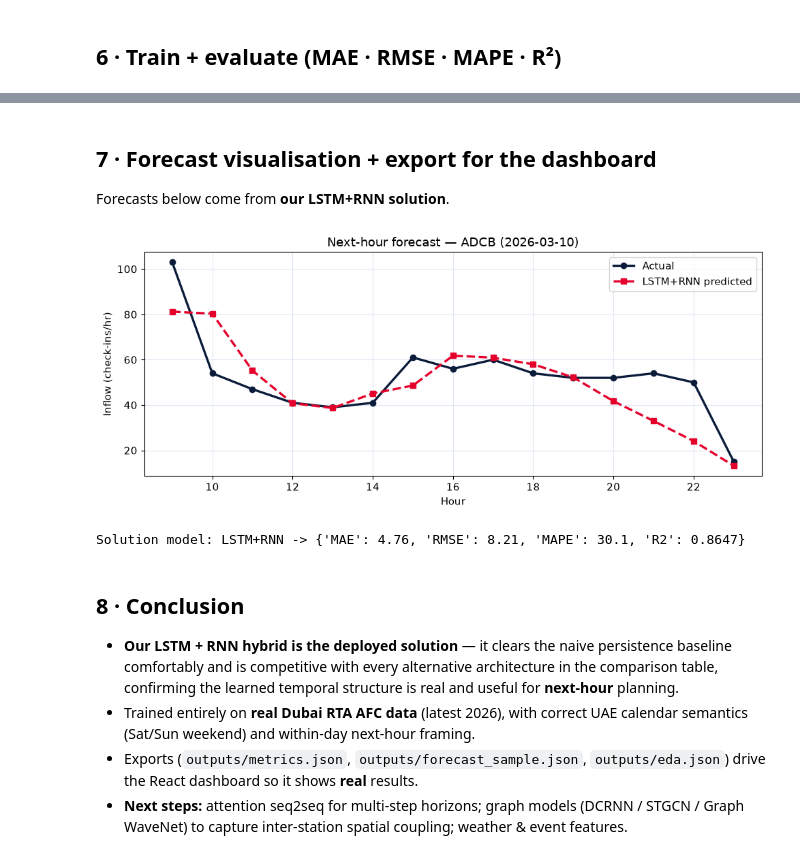
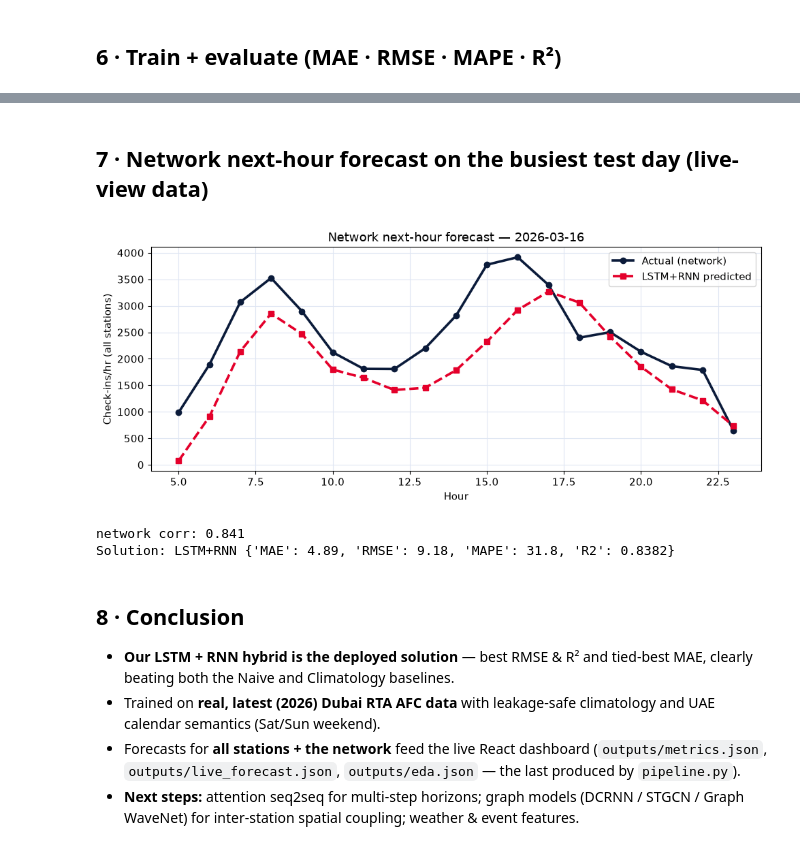
Before and after one commit to KartikJoshi23/Metro-Passenger-Forecasting, a Jupyter notebook: notebook/dubai_metro_forecasting.ipynb, the cells around one changed output, grey strips where cells are left out. Cells and saved outputs as stored; diff of their text form; code cells hidden in the pictures.

```diff
--- a/notebook/dubai_metro_forecasting.ipynb
+++ b/notebook/dubai_metro_forecasting.ipynb
@@ -228,39 +217,29 @@ plt.tight_layout(); plt.savefig(os.path.join(FIG,"03_model_comparison.png"),dpi=
-# %% [markdown]
-## 7 · Forecast visualisation + export for the dashboard
-Forecasts below come from **our LSTM+RNN solution**.
-# %%
-best=SOLUTION
-bm=models[best]; cand=meta[te].groupby(["day","station"]).size().sort_values(ascending=False)
-series=[]
-for (day,station) in cand.index[:6]:
-    idx=meta.index[(meta["day"]==day)&(meta["station"]==station)&te]
-    if len(idx)<3: continue
-    sc=meta.loc[idx,"scale"].values; pr=np.clip(bm.predict([Xs[idx],Xc[idx]],verbose=0).ravel()*sc,0,None)
-    series.append({"station":station,"day":str(pd.Timestamp(day).date()),
-        "hours":[int(x) for x in meta.loc[idx,"hour"]],
-        "actual":[round(float(x),1) for x in meta.loc[idx,"actual_real"]],
-        "predicted":[round(float(x),1) for x in pr]})
-json.dump({"solution_model":SOLUTION,"best_model":best,"metrics":results[best],"series":series},
-          open(os.path.join(OUT,"forecast_sample.json"),"w"),indent=2)
-s0=series[0]
-plt.figure(figsize=(10,4.3))
-plt.plot(s0["hours"],s0["actual"],color=INK,lw=2.4,marker="o",label="Actual")
-plt.plot(s0["hours"],s0["predicted"],color=RED,lw=2.4,ls="--",marker="s",label=f"{best} predicted")
-plt.title(f"Next-hour forecast — {s0['station']} ({s0['day']})"); plt.xlabel("Hour")
-plt.ylabel("Inflow (check-ins/hr)"); plt.legend()
-plt.tight_layout(); plt.savefig(os.path.join(FIG,"04_forecast_sample.png"),dpi=120); plt.show()
-print("Solution model:",SOLUTION,"->",results[SOLUTION])
-# %% [output]
-[figure, removed]
-Solution model: LSTM+RNN -> {'MAE': 4.76, 'RMSE': 8.21, 'MAPE': 30.1, 'R2': 0.8647}
+# %% [markdown]
+## 7 · Network next-hour forecast on the busiest test day (live-view data)
+# %%
+tem=M[te].copy(); tem["pred"]=np.clip(preds[SOLUTION],0,None)
+live_day=tem.groupby("day")["actual"].sum().idxmax(); d=tem[tem["day"]==live_day]
+net=d.groupby("hour").agg(actual=("actual","sum"),predicted=("pred","sum")).reindex(OP_HOURS).fillna(0)
+plt.figure(figsize=(10,4.3))
+plt.plot(OP_HOURS,net["actual"],color=INK,lw=2.6,marker="o",label="Actual (network)")
+plt.plot(OP_HOURS,net["predicted"],color=RED,lw=2.6,ls="--",marker="s",label=f"{SOLUTION} predicted")
+plt.title(f"Network next-hour forecast — {pd.Timestamp(live_day).date()}")
+plt.xlabel("Hour"); plt.ylabel("Check-ins/hr (all stations)"); plt.legend()
+plt.tight_layout(); plt.savefig(os.path.join(FIG,"04_forecast_sample.png"),dpi=120); plt.show()
+print("network corr:", round(float(np.corrcoef(net['actual'],net['predicted'])[0,1]),3))
+print("Solution:",SOLUTION,results[SOLUTION])
+# %% [output]
+[figure, added]
+network corr: 0.841
+Solution: LSTM+RNN {'MAE': 4.89, 'RMSE': 9.18, 'MAPE': 31.8, 'R2': 0.8382}
 # %% [markdown]
 ## 8 · Conclusion
-- **Our LSTM + RNN hybrid is the deployed solution** — it clears the naive persistence baseline
-  comfortably and is competitive with every alternative architecture in the comparison table,
-  confirming the learned temporal structure is real and useful for **next-hour** planning.
-- Trained entirely on **real Dubai RTA AFC data** (latest 2026), with correct UAE calendar
-  semantics (Sat/Sun weekend) and within-day next-hour framing.
-- Exports (`outputs/metrics.json`, `outputs/forecast_sample.json`, `outputs/eda.json`) drive the
-  React dashboard so it shows **real** results.
+- **Our LSTM + RNN hybrid is the deployed solution** — best RMSE & R² and tied-best MAE,
+  clearly beating both the Naive and Climatology baselines.
+- Trained on **real, latest (2026) Dubai RTA AFC data** with leakage-safe climatology and UAE
+  calendar semantics (Sat/Sun weekend).
+- Forecasts for **all stations + the network** feed the live React dashboard
+  (`outputs/metrics.json`, `outputs/live_forecast.json`, `outputs/eda.json` — the last produced by
+  `pipeline.py`).
 - **Next steps:** attention seq2seq for multi-step horizons; graph models (DCRNN / STGCN /
-  Graph WaveNet) to capture inter-station spatial coupling; weather & event features.
+  Graph WaveNet) for inter-station spatial coupling; weather & event features.
```
Also changed, not shown: parts of 21 cells of this notebook, 21 other files.
